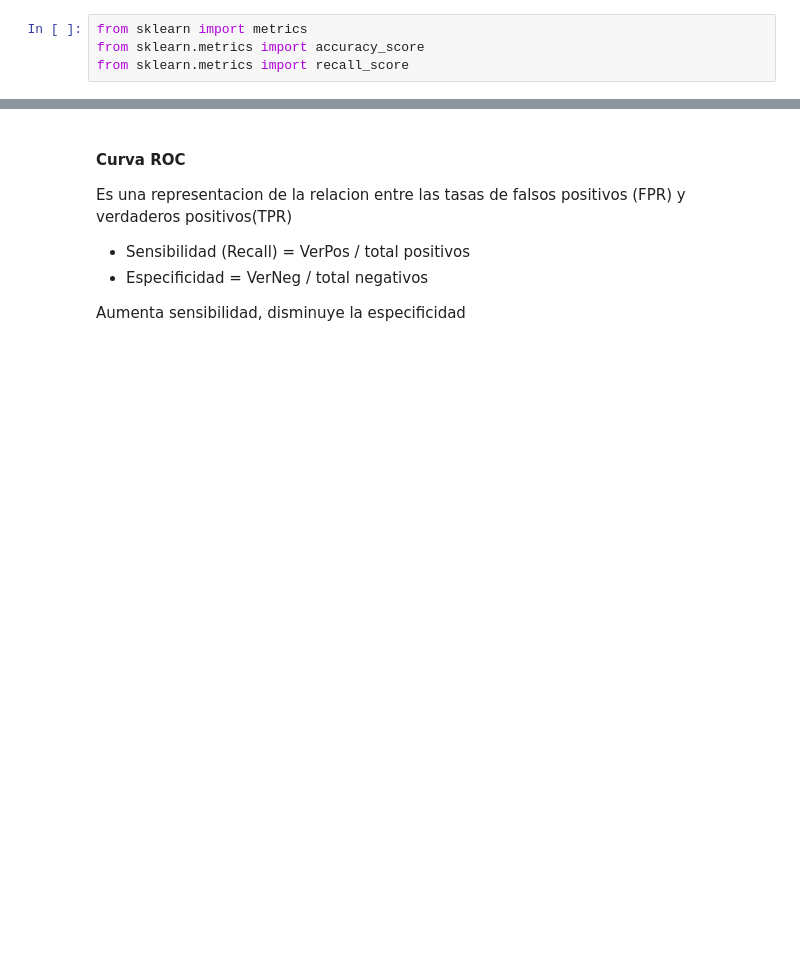
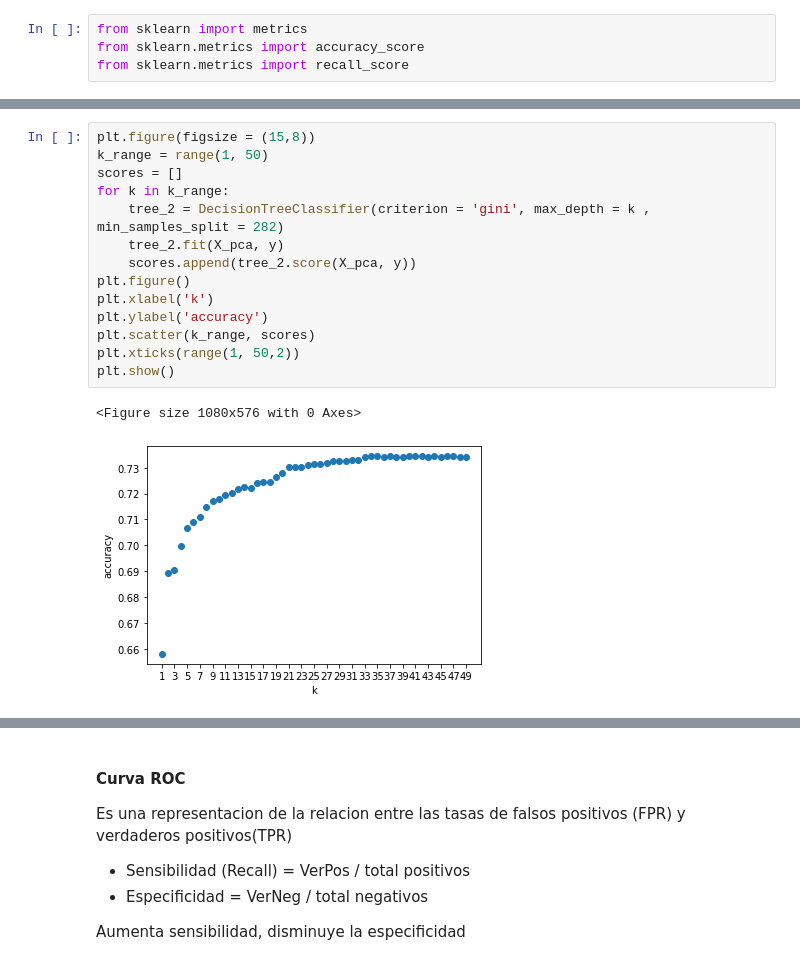
Before and after one commit to MarielCG/Datathon, a Jupyter notebook: Modelos_prueba_v3.ipynb, the cells around one changed output, grey strips where cells are left out. Drawn from its saved outputs; the diff is of its cells as text; blank space fills up the shorter version.

```diff
--- a/Modelos_prueba_v3.ipynb
+++ b/Modelos_prueba_v3.ipynb
@@ -439,3 +437,20 @@ El recall del modelo es: 0.6702220667948943
+# %%
+plt.figure(figsize = (15,8))
+k_range = range(1, 50)
+scores = []
+for k in k_range:
+    tree_2 = DecisionTreeClassifier(criterion = 'gini', max_depth = k , min_samples_split = 282)
+    tree_2.fit(X_pca, y)
+    scores.append(tree_2.score(X_pca, y))
+plt.figure()
+plt.xlabel('k')
+plt.ylabel('accuracy')
+plt.scatter(k_range, scores)
+plt.xticks(range(1, 50,2))
+plt.show()
+# %% [output]
+<Figure size 1080x576 with 0 Axes>
+[figure, added]
 # %%
 print (metrics.classification_report(y, y_pred_tree))
 
```
Also changed, not shown: parts of 15 cells of this notebook, 1 other file.
